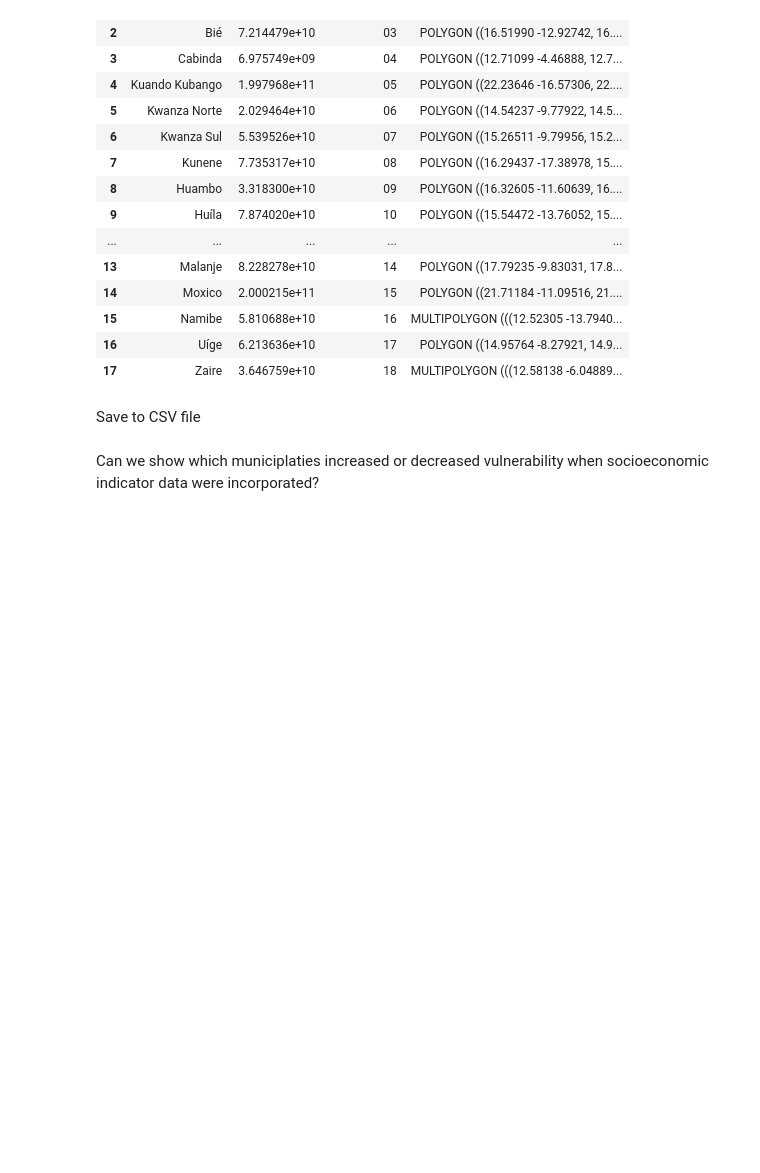
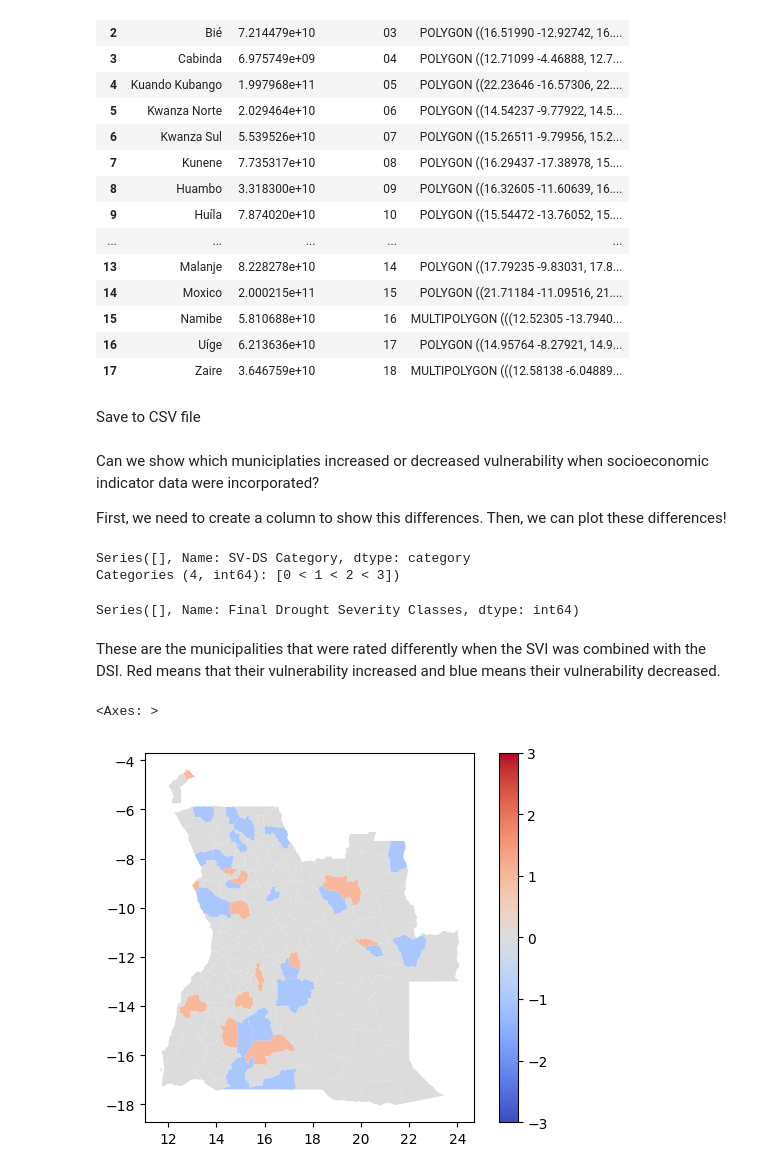
Before and after one commit to edrian-liao/angola-drought, a Jupyter notebook: notebooks/04_sv-ds_index.ipynb, the cells around one changed output. Saved outputs shown, nothing was run; the diff lists cells and outputs as text; code cells hidden in the pictures; blank space fills up the shorter version.

```diff
--- a/notebooks/04_sv-ds_index.ipynb
+++ b/notebooks/04_sv-ds_index.ipynb
@@ -109,7 +98,7 @@ dtype: float64
 # %%
 gdf['SV-DS Index'] = sv_ds_index
 breaks = jenkspy.jenks_breaks(gdf['SV-DS Index'], n_classes=4)
-gdf['SV-DS Category'] = pd.cut(gdf['SV-DS Index'], bins=breaks, labels=[0,1,2,3])
+gdf['SV-DS Category'] = pd.cut(gdf['SV-DS Index'], bins=breaks, labels=[0,1,2,3], include_lowest=True)
 gdf
 # %% [output]
 |  | Shape_Leng | Shape_Area | ADM2_EN | ADM2_PCODE | ADM2_REF | ADM2ALT1EN | ADM2ALT2EN | ADM1_EN | ADM1_PCODE | ... |
@@ -189,3 +181,22 @@ Save to CSV file
 gdf.to_csv('../results/indices/mun_sv_ds_index.csv', index=False)
 # %% [markdown]
 Can we show which municiplaties increased or decreased vulnerability when socioeconomic indicator data were incorporated?
+
+First, we need to create a column to show this differences. Then, we can plot these differences!
+# %%
+gdf['SV-DS Category'][gdf['SV-DS Category']==np.nan]
+# %% [output]
+Series([], Name: SV-DS Category, dtype: category
+Categories (4, int64): [0 < 1 < 2 < 3])
+# %%
+gdf['Final Drought Severity Classes'][gdf['Final Drought Severity Classes']==np.nan]
+# %% [output]
+Series([], Name: Final Drought Severity Classes, dtype: int64)
+# %% [markdown]
+These are the municipalities that were rated differently when the SVI was combined with the DSI. Red means that their vulnerability increased and blue means their vulnerability decreased.
+# %%
+gdf['Difference'] = gdf['SV-DS Category'].astype(int) - gdf['Final Drought Severity Classes']
+gdf.plot(column='Difference', cmap='coolwarm', legend=True, vmin=-3, vmax=3)
+# %% [output]
+<Axes: >
+[figure, added]
```
Also changed, not shown: parts of 14 cells of this notebook, 3 other files.
